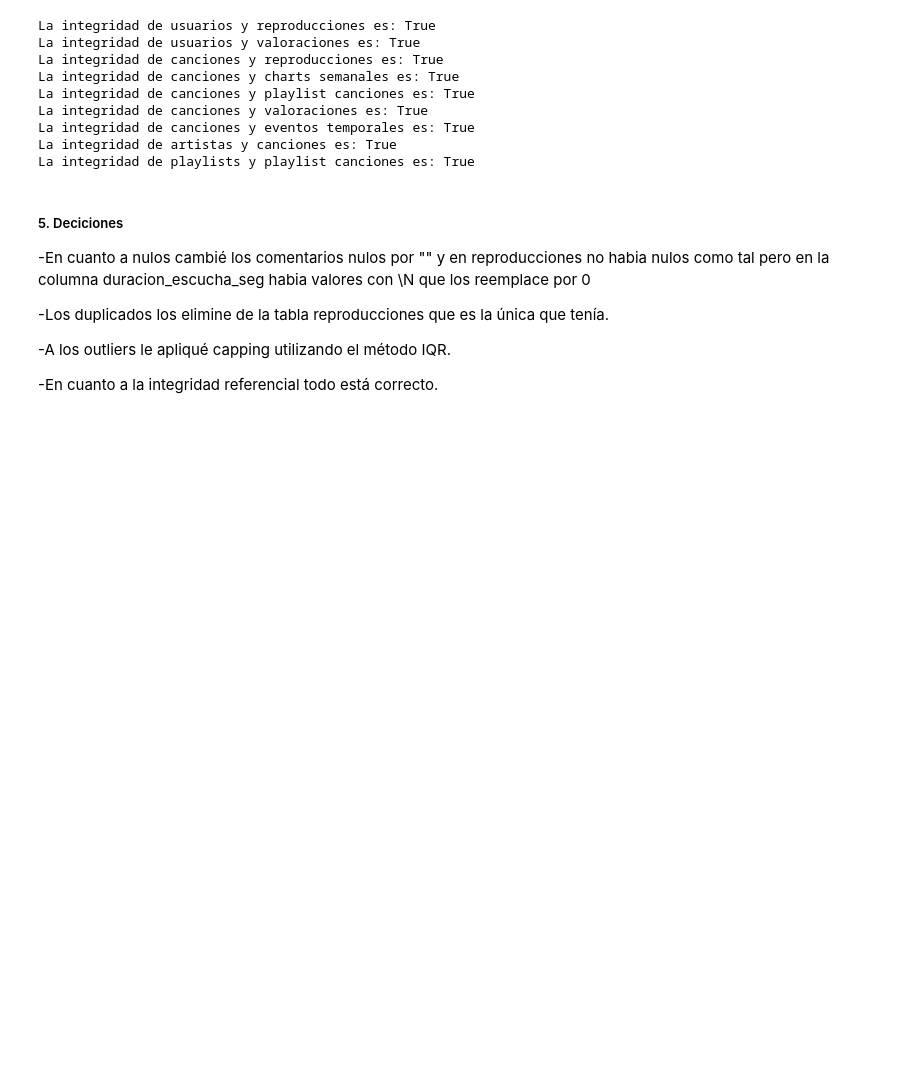
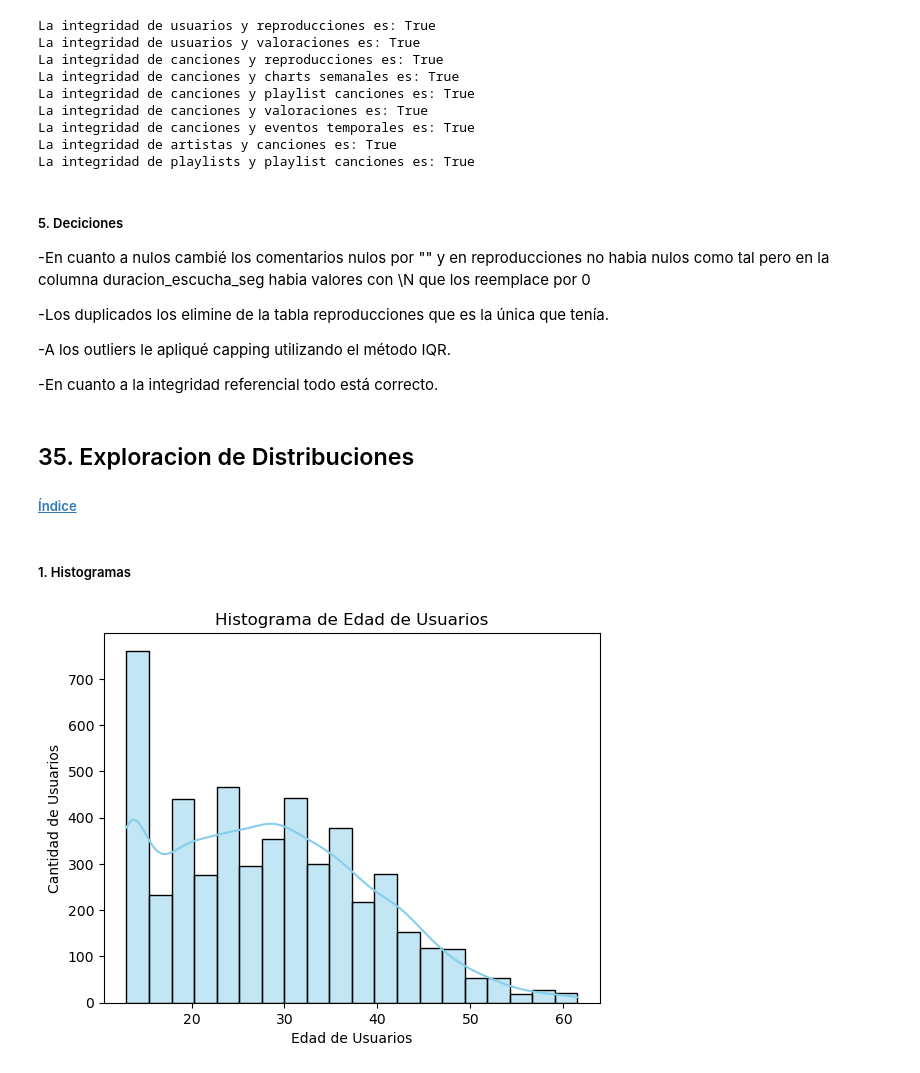
Before and after one commit to MetalMaxALIZ/Proyecto_Data_Wizards, a Jupyter notebook: 01_EDA.ipynb, the cells around one changed output. Saved outputs shown, nothing was run; the diff lists cells and outputs as text; code cells hidden in the pictures; blank space fills up the shorter version.

```diff
--- a/01_EDA.ipynb
+++ b/01_EDA.ipynb
@@ -1430,3 +1435,17 @@ La integridad de playlists y playlist canciones es: True
 -A los outliers le apliqué capping utilizando el método IQR.
 
 -En cuanto a la integridad referencial todo está correcto.
+# %% [markdown]
+## 35. Exploracion de Distribuciones
+
+##### [Índice](#Index)
+# %% [markdown]
+##### 1. Histogramas
+# %%
+sns.histplot(x=usuarios['edad'], bins=20, color='skyblue', kde=True)
+plt.title('Histograma de Edad de Usuarios')
+plt.ylabel('Cantidad de Usuarios')
+plt.xlabel('Edad de Usuarios')
+plt.show()
+# %% [output]
+[figure, added]
```
Also changed, not shown: parts of 48 cells of this notebook.
